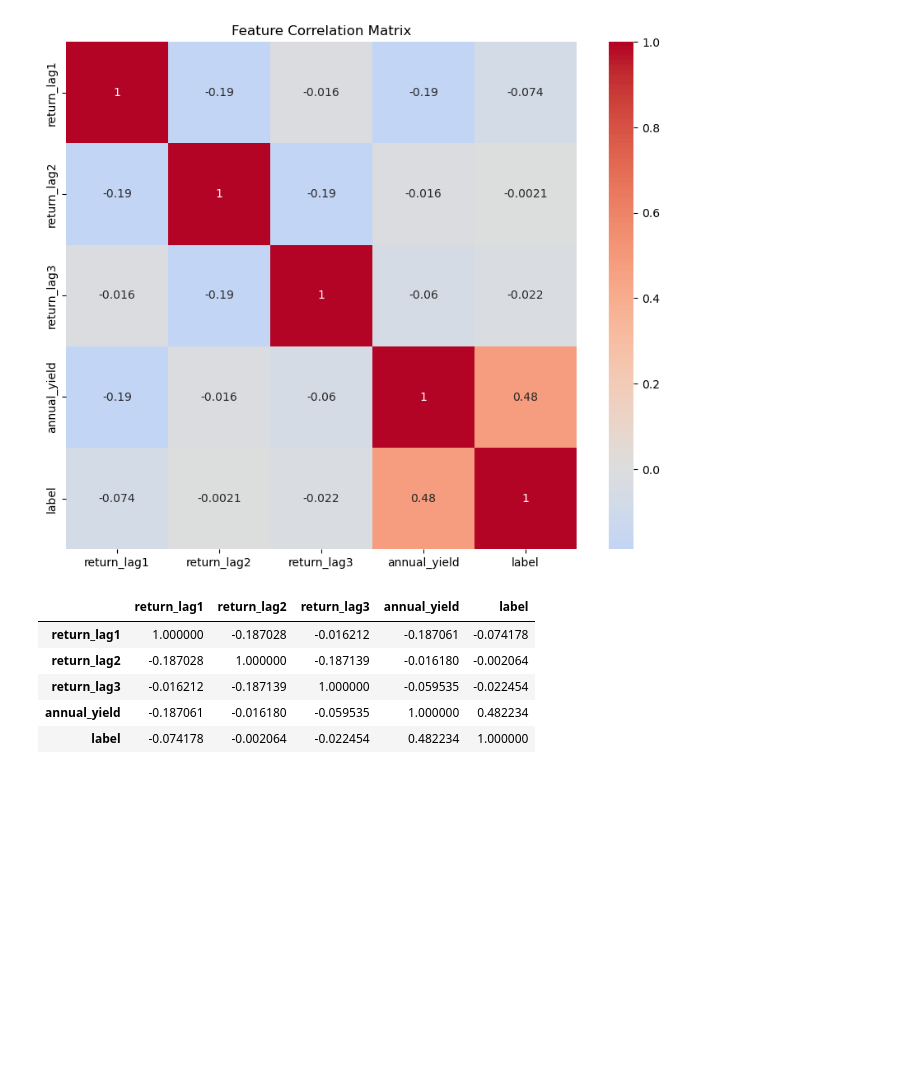
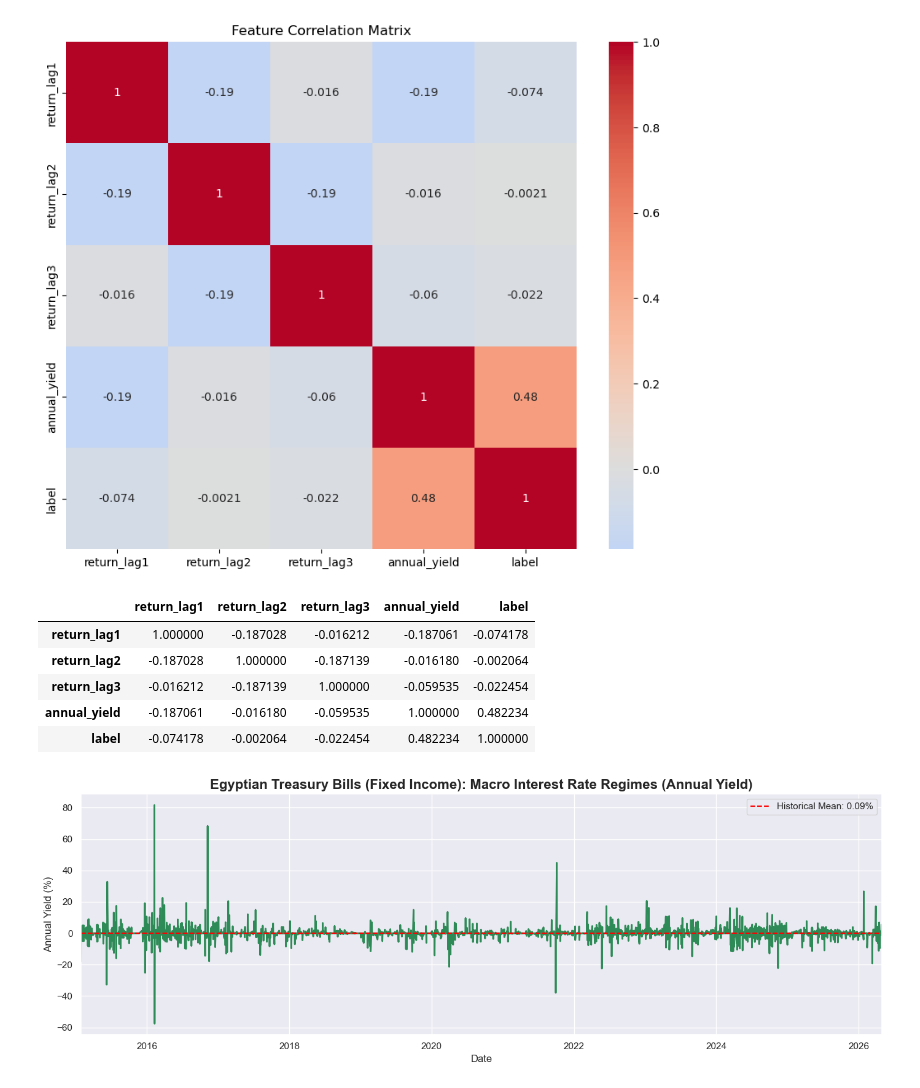
Before and after one commit to Moataz-hindy/Egypt-Multi-Asset-AI-Portfolio-Optimization-System, a Jupyter notebook: 07_EDA_Tbills.ipynb, the cells around one changed output. Saved outputs shown, nothing was run; the diff lists cells and outputs as text; code cells hidden in the pictures; blank space fills up the shorter version.

```diff
--- a/07_EDA_Tbills.ipynb
+++ b/07_EDA_Tbills.ipynb
@@ -123,3 +122,28 @@ df.corr()
 | return_lag3 | -0.016212 | -0.187139 | 1.000000 | -0.059535 | -0.022454 |
 | annual_yield | -0.187061 | -0.016180 | -0.059535 | 1.000000 | 0.482234 |
 | label | -0.074178 | -0.002064 | -0.022454 | 0.482234 | 1.000000 |
+# %%
+asset_name = "Egyptian Treasury Bills (Fixed Income)"
+sns.set_theme(style="darkgrid", palette="muted")
+# %%
+# ========================================================
+# PLOT 1 - Macro Trend (Annual Yield)
+# ========================================================
+plt.figure(figsize=(14, 5))
+plt.plot(df.index, df['annual_yield'], color='seagreen', linewidth=2)
+plt.fill_between(df.index, df['annual_yield'], color='seagreen', alpha=0.2)
+
+plt.title(f"{asset_name}: Macro Interest Rate Regimes (Annual Yield)", fontsize=16, fontweight='bold')
+plt.ylabel("Annual Yield (%)")
+plt.xlabel("Date")
+
+# Add a horizontal line for the historical average
+mean_yield = df['annual_yield'].mean()
+plt.axhline(mean_yield, color='red', linestyle='--', label=f"Historical Mean: {mean_yield:.2f}%")
+
+plt.legend()
+plt.margins(x=0)
+plt.tight_layout()
+plt.show()
+# %% [output]
+[figure, added]
```
Also changed, not shown: parts of 4 cells of this notebook, 1 other file.
